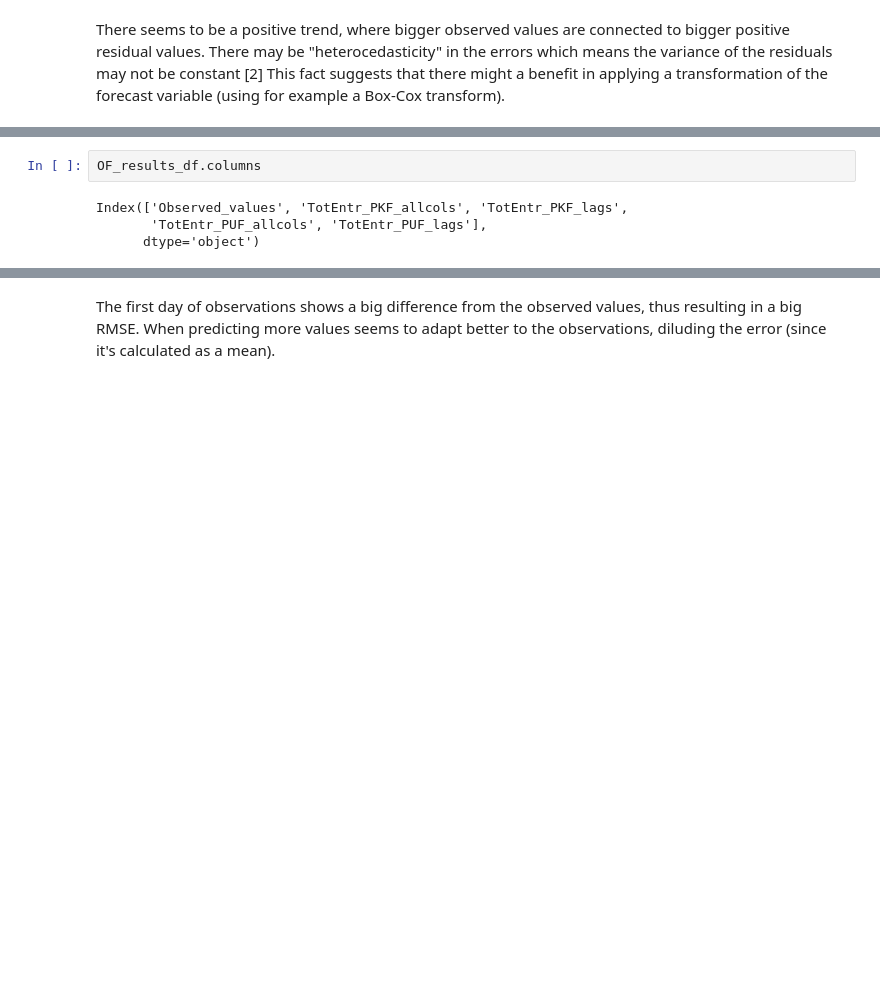
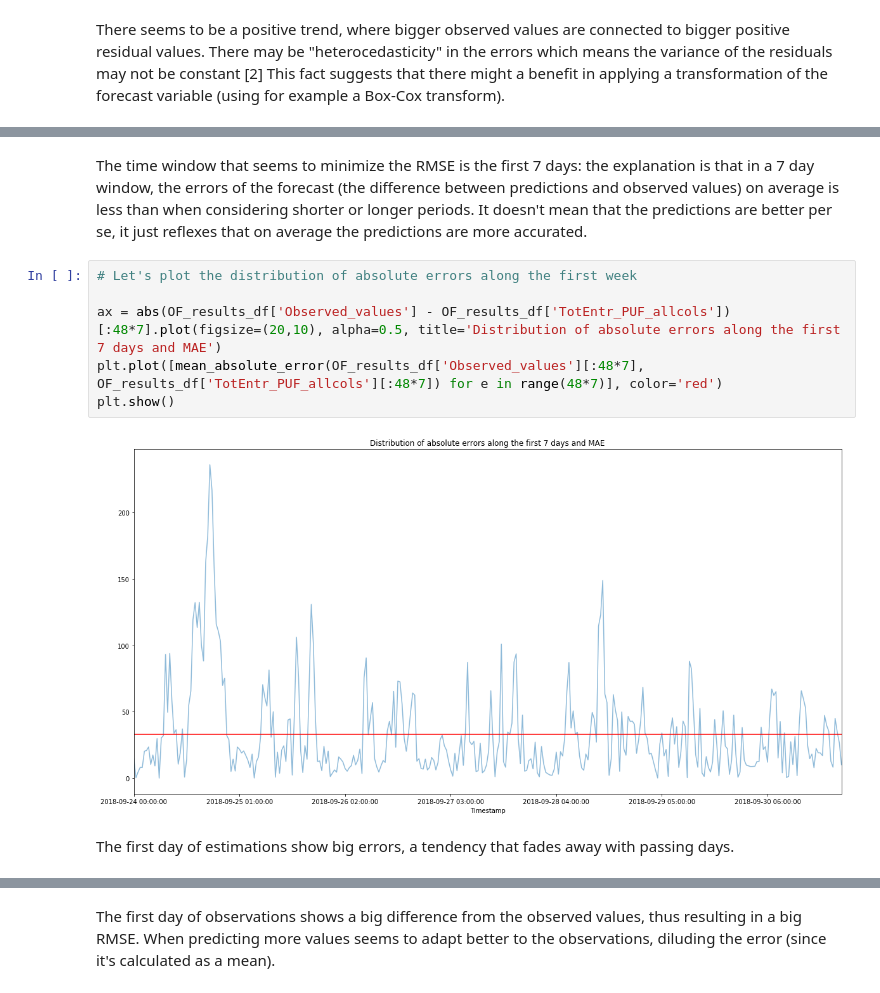
Before and after one commit to RamiroArribas/People_traffic_forecasting, a Jupyter notebook: Modeling/LinearRegression_results_analysis_Maragall.ipynb, the cells around one changed output, grey strips where cells are left out. Drawn from its saved outputs; the diff is of its cells as text; blank space fills up the shorter version.

```diff
--- a/Modeling/LinearRegression_results_analysis_Maragall.ipynb
+++ b/Modeling/LinearRegression_results_analysis_Maragall.ipynb
@@ -148,7 +174,13 @@ lr_future_scoring
-# %%
-OF_results_df.columns
-# %% [output]
-Index(['Observed_values', 'TotEntr_PKF_allcols', 'TotEntr_PKF_lags',
-       'TotEntr_PUF_allcols', 'TotEntr_PUF_lags'],
-      dtype='object')
+# %% [markdown]
+The time window that seems to minimize the RMSE is the first 7 days: the explanation is that in a 7 day window, the errors of the forecast (the difference between predictions and observed values) on average is less than when considering shorter or longer periods. It doesn't mean that the predictions are better per se, it just reflexes that on average the predictions are more accurated.
+# %%
+# Let's plot the distribution of absolute errors along the first week
+
+ax = abs(OF_results_df['Observed_values'] - OF_results_df['TotEntr_PUF_allcols'])[:48*7].plot(figsize=(20,10), alpha=0.5, title='Distribution of absolute errors along the first 7 days and MAE')
+plt.plot([mean_absolute_error(OF_results_df['Observed_values'][:48*7], OF_results_df['TotEntr_PUF_allcols'][:48*7]) for e in range(48*7)], color='red')
+plt.show()
+# %% [output]
+[figure, added]
+# %% [markdown]
+The first day of estimations show big errors, a tendency that fades away with passing days.
 # %%
```
Also changed, not shown: parts of 18 cells of this notebook, 4 other files.
